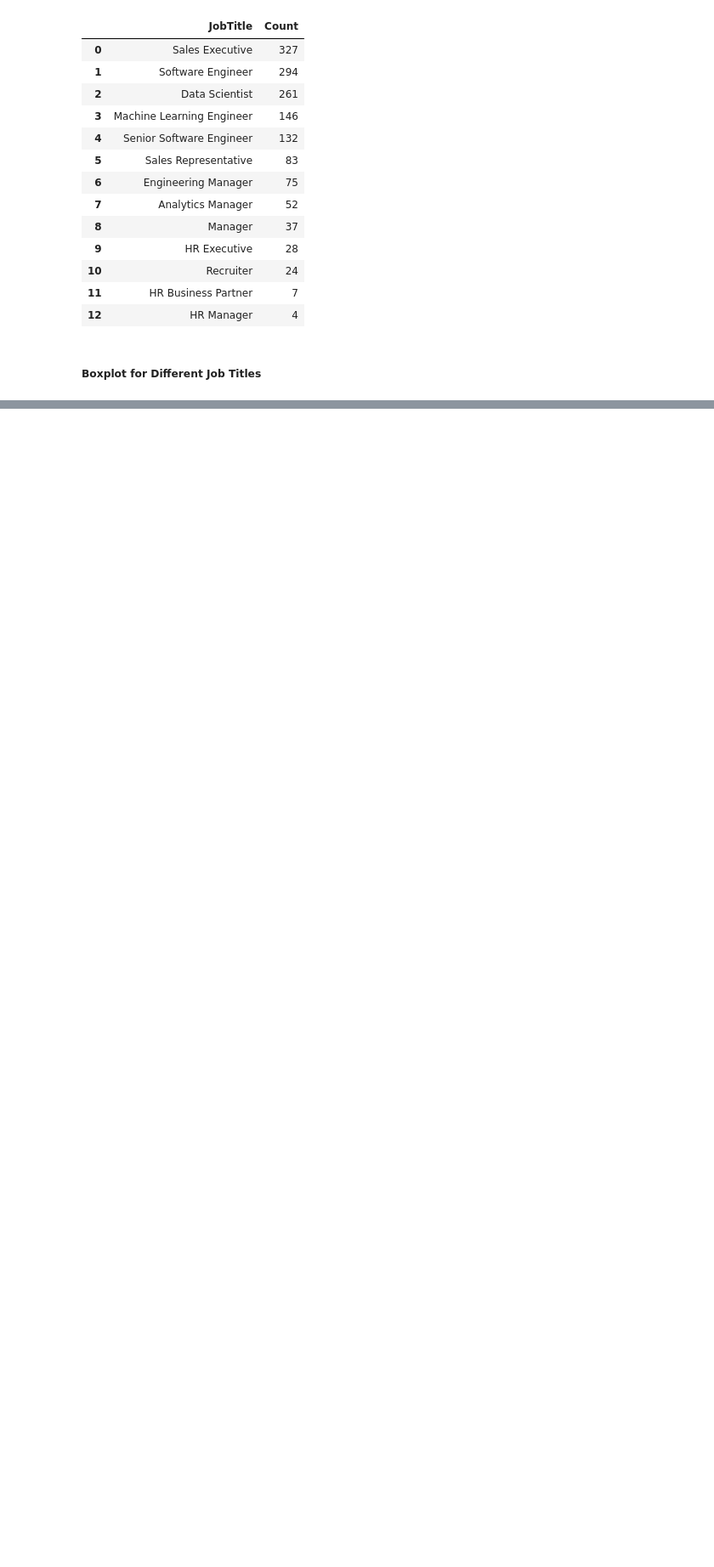
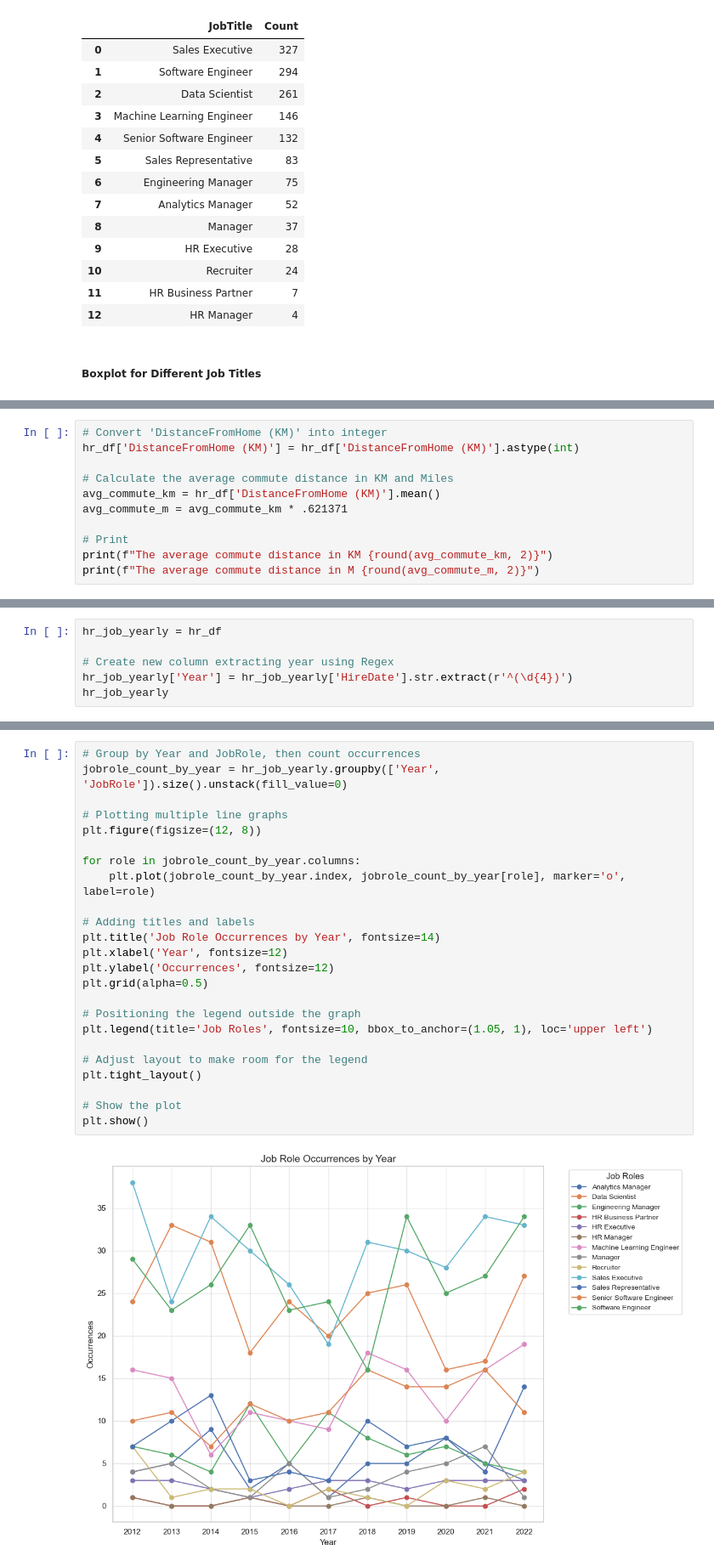
Before and after one commit to lesther-dumos/HR-Analytics-Project, a Jupyter notebook: index.ipynb, the cells around one changed output, grey strips where cells are left out. Shown: that part at 85% size. Drawn from its saved outputs; the diff is of its cells as text; blank space fills up the shorter version.

```diff
--- a/index.ipynb
+++ b/index.ipynb
@@ -104,0 +137,11 @@ plt.show()
+# %%
+# Convert 'DistanceFromHome (KM)' into integer
+hr_df['DistanceFromHome (KM)'] = hr_df['DistanceFromHome (KM)'].astype(int)
+
+# Calculate the average commute distance in KM and Miles
+avg_commute_km = hr_df['DistanceFromHome (KM)'].mean()
+avg_commute_m = avg_commute_km * .621371
+
+# Print
+print(f"The average commute distance in KM {round(avg_commute_km, 2)}")
+print(f"The average commute distance in M {round(avg_commute_m, 2)}")
@@ -104,0 +151,6 @@ plt.show()
+# %%
+hr_job_yearly = hr_df
+
+# Create new column extracting year using Regex
+hr_job_yearly['Year'] = hr_job_yearly['HireDate'].str.extract(r'^(\d{4})')
+hr_job_yearly
@@ -104,0 +171,26 @@ plt.show()
+# %%
+# Group by Year and JobRole, then count occurrences
+jobrole_count_by_year = hr_job_yearly.groupby(['Year', 'JobRole']).size().unstack(fill_value=0)
+
+# Plotting multiple line graphs
+plt.figure(figsize=(12, 8))
+
+for role in jobrole_count_by_year.columns:
+    plt.plot(jobrole_count_by_year.index, jobrole_count_by_year[role], marker='o', label=role)
+
+# Adding titles and labels
+plt.title('Job Role Occurrences by Year', fontsize=14)
+plt.xlabel('Year', fontsize=12)
+plt.ylabel('Occurrences', fontsize=12)
+plt.grid(alpha=0.5)
+
+# Positioning the legend outside the graph
+plt.legend(title='Job Roles', fontsize=10, bbox_to_anchor=(1.05, 1), loc='upper left')
+
+# Adjust layout to make room for the legend
+plt.tight_layout()
+
+# Show the plot
+plt.show()
+# %% [output]
+[figure, added]
```
Also changed, not shown: parts of 14 cells of this notebook.
